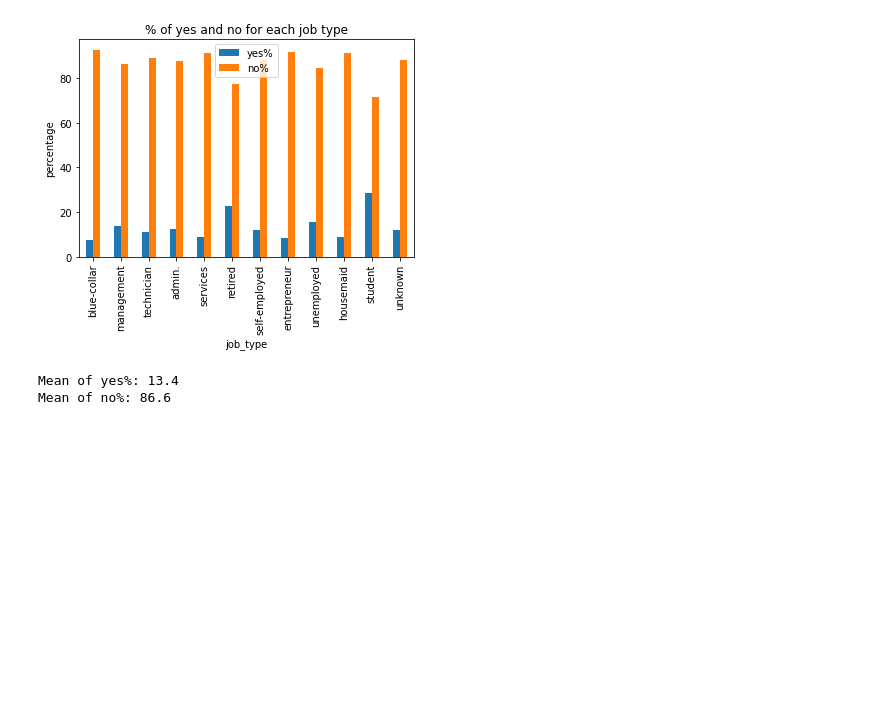
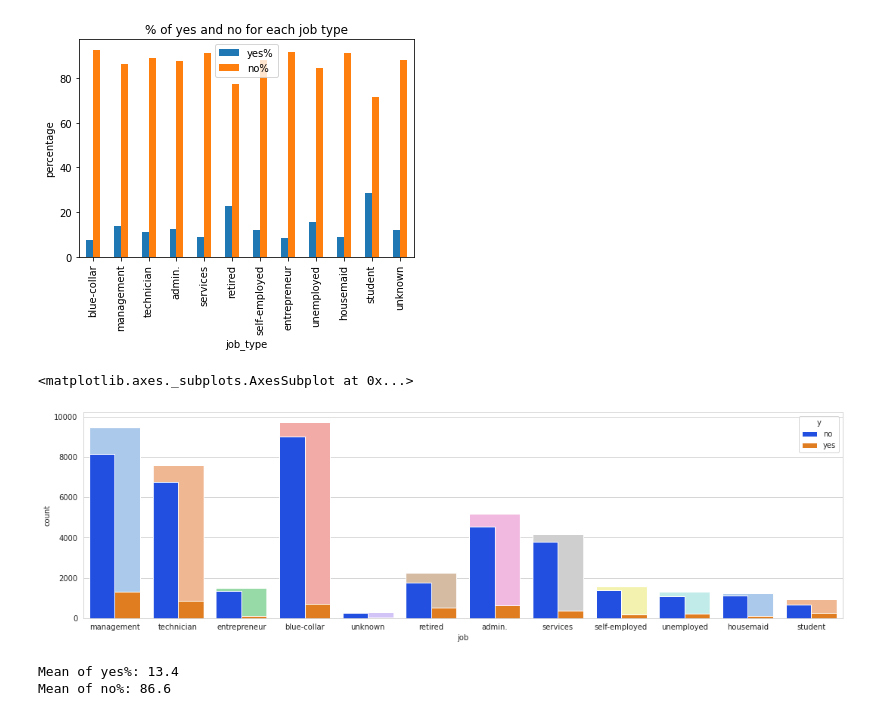
Before and after one commit to yaman9675/Bank-Marketing-Effectiveness-Prediction, a Jupyter notebook: Yaman_Bank_Marketing_Effectiveness_Prediction_Capstone_Project.ipynb, the cells around one changed output. Saved outputs shown, nothing was run; the diff lists cells and outputs as text; code cells hidden in the pictures; blank space fills up the shorter version.

```diff
--- a/Yaman_Bank_Marketing_Effectiveness_Prediction_Capstone_Project.ipynb
+++ b/Yaman_Bank_Marketing_Effectiveness_Prediction_Capstone_Project.ipynb
@@ -374,6 +379,13 @@ plt.title('% of yes and no for each job type')
 Text(0.5, 1.0, '% of yes and no for each job type')
 <Figure size 720x432 with 0 Axes>
 [figure]
+# %%
+fig, ax = plt.subplots(figsize=(18, 5))
+sns.countplot(bank_df.job, ax=ax, palette='pastel')
+sns.countplot(bank_df.job, hue=bank_df.y,ax=ax, palette='bright')
+# %% [output]
+<matplotlib.axes._subplots.AxesSubplot at 0x...>
+[figure, added]
 # %%
 yes_mean = job['yes%'].mean()
 no_mean = job['no%'].mean()
```
Also changed, not shown: parts of 26 cells of this notebook.
